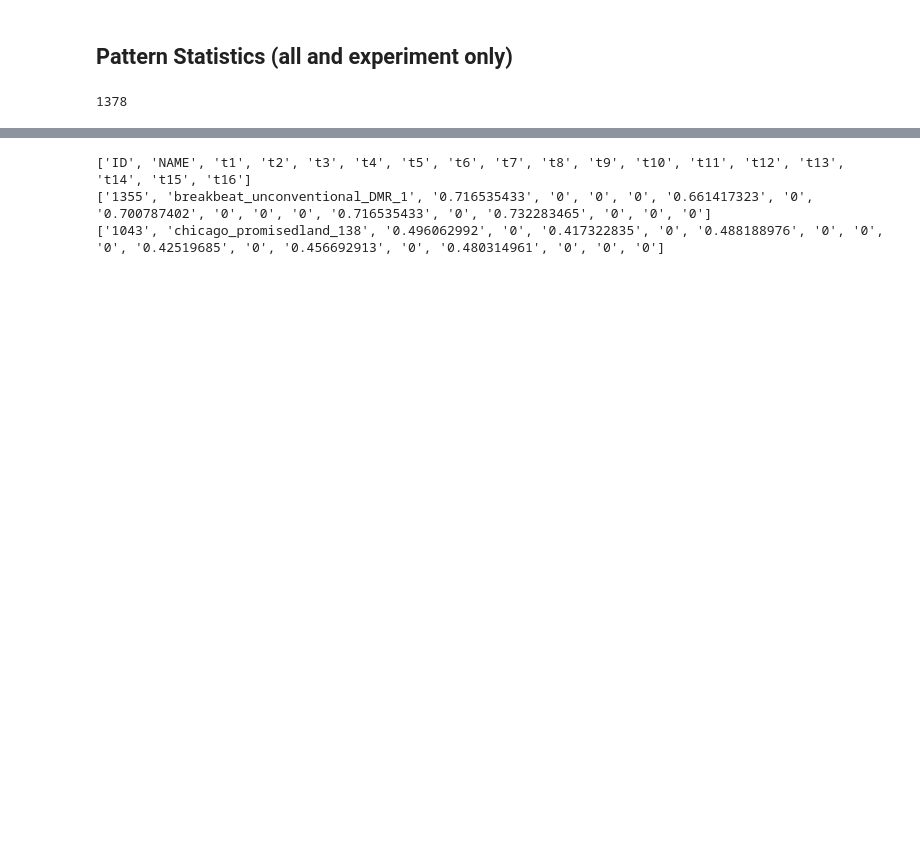
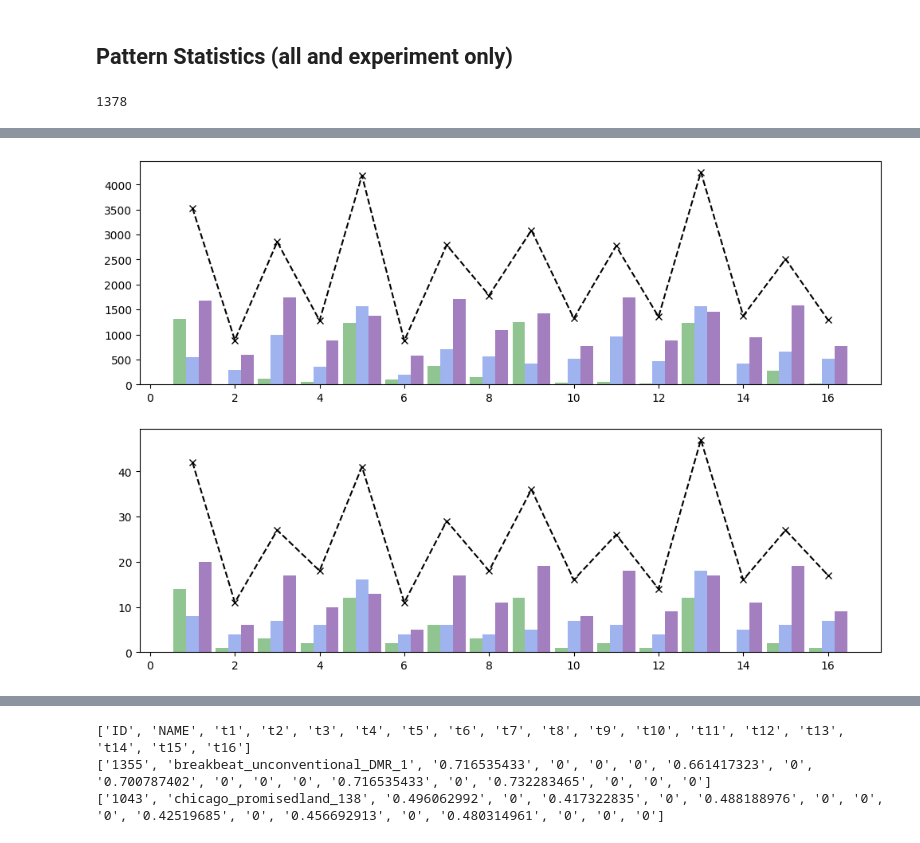
Before and after one commit to peter-clark/investigating-human-tapping-behavior-polyphonic-rhythms, a Jupyter notebook: 6-Tapping_Rhythmic_Contour_of_Polyphonic_Rhythms.ipynb, the cells around one changed output, grey strips where cells are left out. Saved outputs shown, nothing was run; the diff lists cells and outputs as text; code cells hidden in the pictures; blank space fills up the shorter version.

Commit message:
Began chart building for 6. Analysis of experiment results, and not the comparisons with the predicted outcomes.

```diff
--- a/6-Tapping_Rhythmic_Contour_of_Polyphonic_Rhythms.ipynb
+++ b/6-Tapping_Rhythmic_Contour_of_Polyphonic_Rhythms.ipynb
@@ -22,8 +28,27 @@ from sklearn.multioutput import MultiOutputRegressor
 # %%
 ## Extract Pattern Data ##
 patterns_file = open(os.getcwd()+"/data/patterns.pkl", 'rb')
-patterns = pickle.load(patterns_file)
+_patterns = pickle.load(patterns_file)
 patterns_file.close()
-print(len(patterns))
+n_patterns = len(_patterns)
+print(n_patterns)
 # %% [output]
 1378
+# %%
+## Partition Data ##
+patterns = np.array([[[0, 0, 0] for x in range(16)] for y in range(n_patterns)], dtype=float) # (1378, 16, 3)
+
+# Puts low/mid/high notes per step into workable array
+for patt in range(n_patterns): # 1378
+    for step in range(16): # 16
+        for note in range(len(_patterns[patt][step])): # num notes on that step
+            if _patterns[patt][step][note] == 1: # low channel note
+                patterns[patt][step][0] += 1
+            if _patterns[patt][step][note] == 2: # mid channel note
+                patterns[patt][step][1] += 1
+            if _patterns[patt][step][note] == 3: # high channel note
+                patterns[patt][step][2] += 1
+
+print("Example:")
+for i in range(16):
+    print(f"{i+1}: {_patterns[340][i]} --> {patterns[340][i]}")
@@ -29,0 +125,24 @@ print(len(patterns))
+# %%
+colors_light=['lightgreen','lightblue','mediumpurple']
+colors_dark=['forestgreen', 'royalblue','indigo']
+
+fig, (ax1,ax2) = plt.subplots(2,1, figsize=(12,8))
+idx = np.arange(16)+1
+idx_l = idx-0.3
+idx_r = idx+0.3
+pos=[-0.45,0.0,0.45]
+bar_width = 0.3
+ax1.bar(idx_l,_note_counts_by_step[0],color=colors_dark[0], alpha=0.5, width=bar_width)
+ax2.bar(idx_l,_exp_note_counts_by_step[0], color=colors_dark[0], alpha=0.5, width=bar_width)
+
+ax1.bar(idx,_note_counts_by_step[1],color=colors_dark[1], alpha=0.5, width=bar_width)
+ax2.bar(idx,_exp_note_counts_by_step[1], color=colors_dark[1], alpha=0.5, width=bar_width)
+
+ax1.bar(idx_r,_note_counts_by_step[2],color=colors_dark[2], alpha=0.5, width=bar_width)
+ax2.bar(idx_r,_exp_note_counts_by_step[2], color=colors_dark[2], alpha=0.5, width=bar_width)
+
+ax1.plot(idx, np.sum(_note_counts_by_step[:3], axis=0), color='black', linestyle="--", marker="x")
+ax2.plot(idx, np.sum(_exp_note_counts_by_step[:3], axis=0), color='black', linestyle="--", marker="x")
+plt.show()
+# %% [output]
+[figure, added]
```
Also changed, not shown: parts of 9 cells of this notebook, 3 other files.
